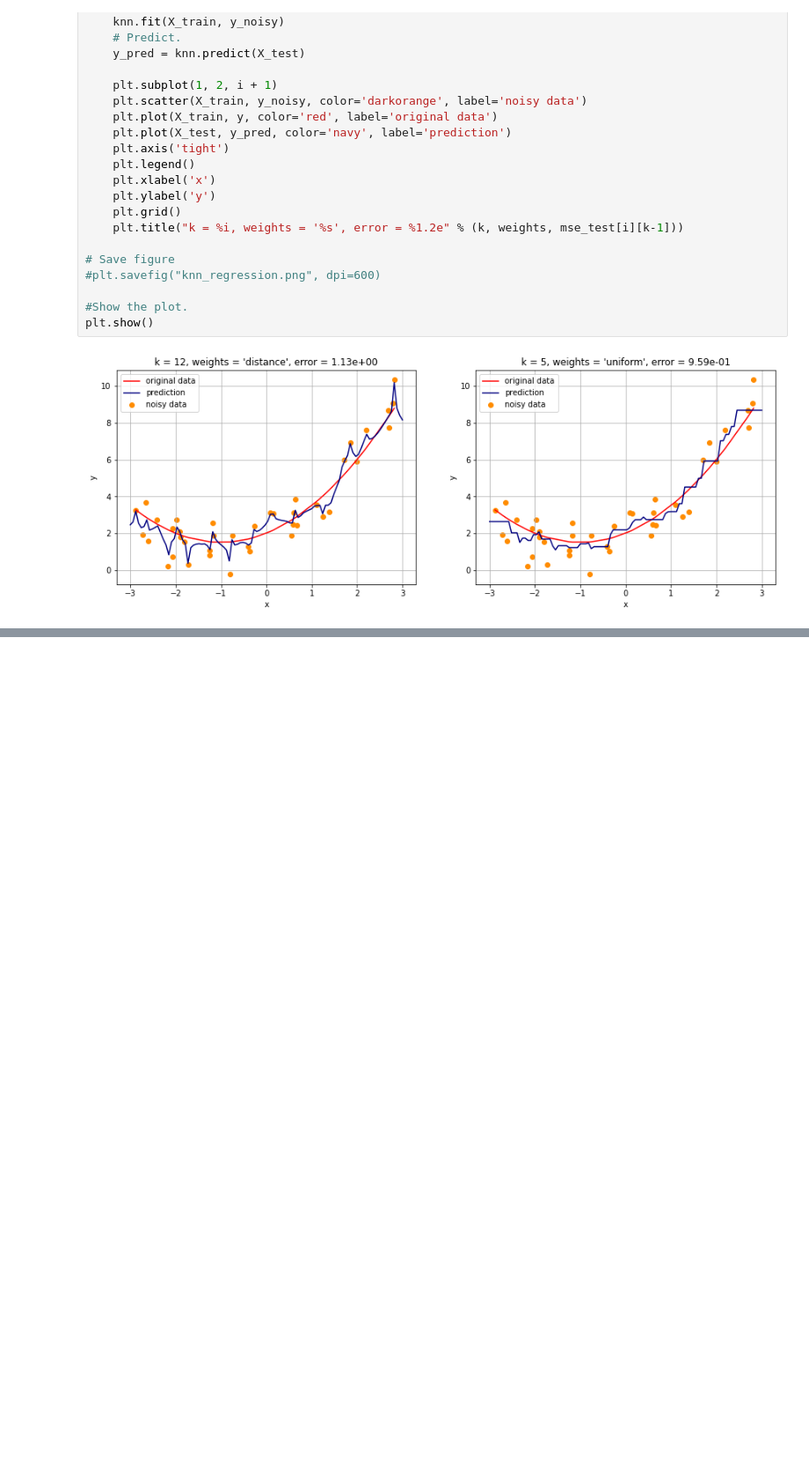
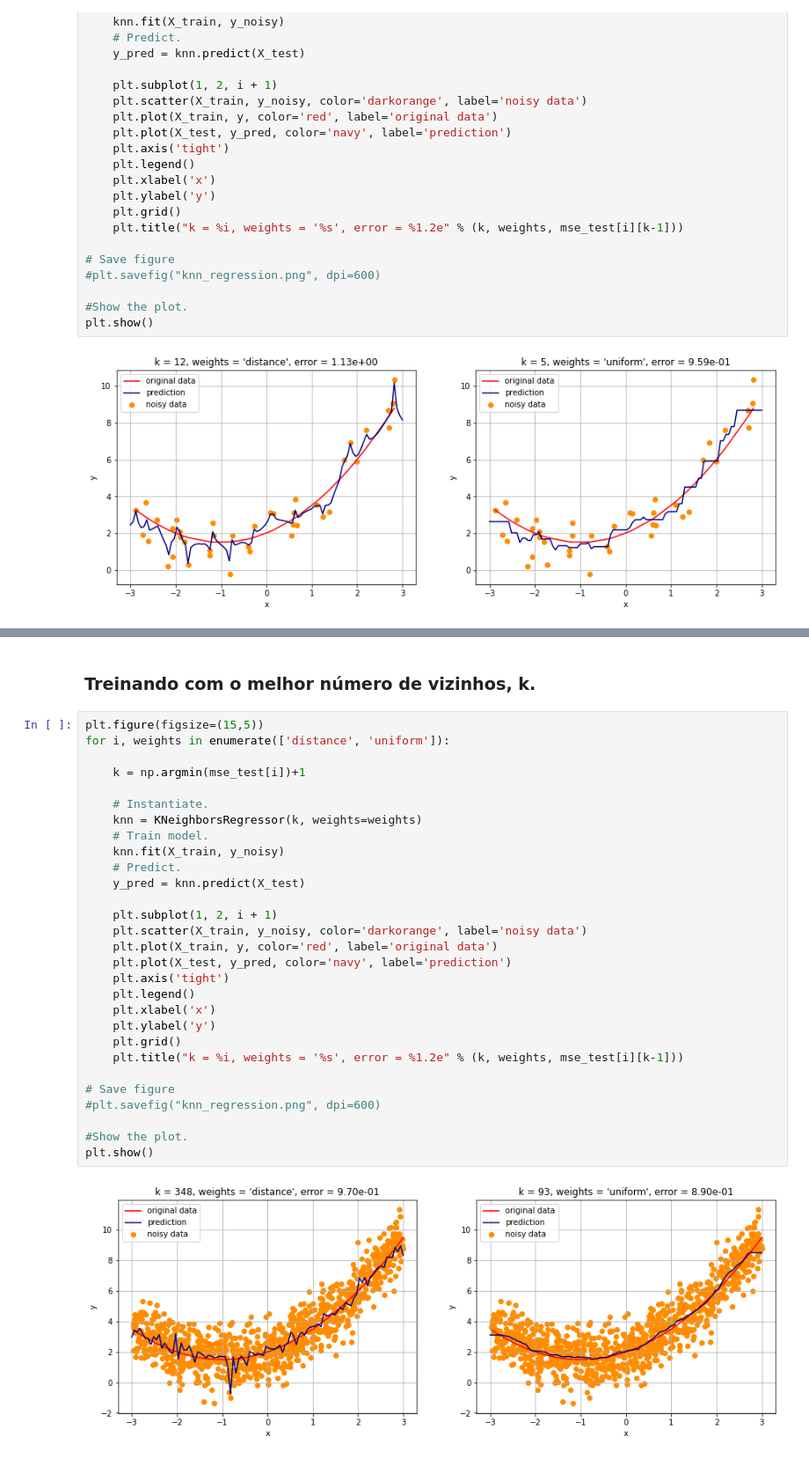
Before and after one commit to zz4fap/tp555-ml, a Jupyter notebook: exemplos/classification/kNN/knn_regression.ipynb, the cells around one changed output, grey strips where cells are left out. Shown at 88% size. Saved outputs shown, nothing was run; the diff lists cells and outputs as text; blank space fills up the shorter version.

```diff
--- a/exemplos/classification/kNN/knn_regression.ipynb
+++ b/exemplos/classification/kNN/knn_regression.ipynb
@@ -149,0 +219,33 @@ plt.show()
+# %% [markdown]
+### Treinando com o melhor número de vizinhos, k.
+# %%
+plt.figure(figsize=(15,5))
+for i, weights in enumerate(['distance', 'uniform']):
+
+    k = np.argmin(mse_test[i])+1
+
+    # Instantiate.
+    knn = KNeighborsRegressor(k, weights=weights)
+    # Train model.
+    knn.fit(X_train, y_noisy)
+    # Predict.
+    y_pred = knn.predict(X_test)
+
+    plt.subplot(1, 2, i + 1)
+    plt.scatter(X_train, y_noisy, color='darkorange', label='noisy data')
+    plt.plot(X_train, y, color='red', label='original data')
+    plt.plot(X_test, y_pred, color='navy', label='prediction')
+    plt.axis('tight')
+    plt.legend()
+    plt.xlabel('x')
+    plt.ylabel('y')
+    plt.grid()
+    plt.title("k = %i, weights = '%s', error = %1.2e" % (k, weights, mse_test[i][k-1]))
+
+# Save figure
+#plt.savefig("knn_regression.png", dpi=600)
+
+#Show the plot.
+plt.show()
+# %% [output]
+[figure, added]
```
Also changed, not shown: parts of 6 cells of this notebook.
